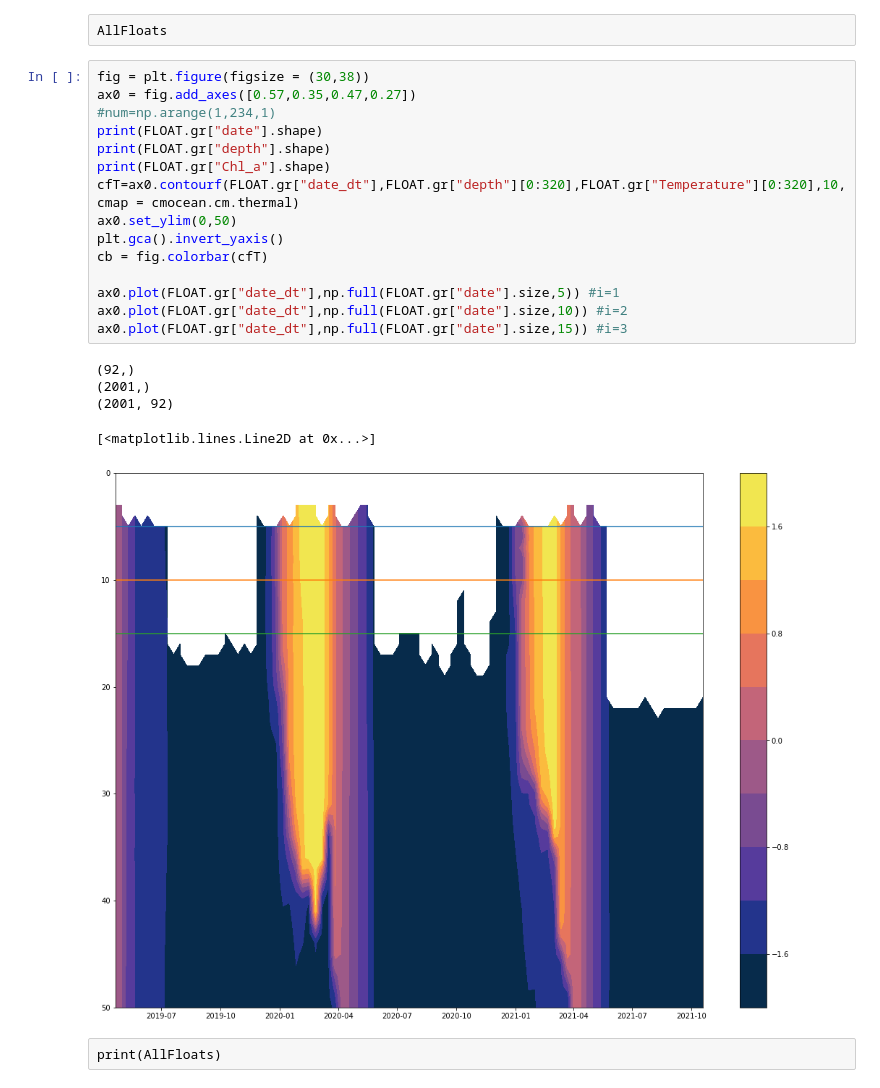
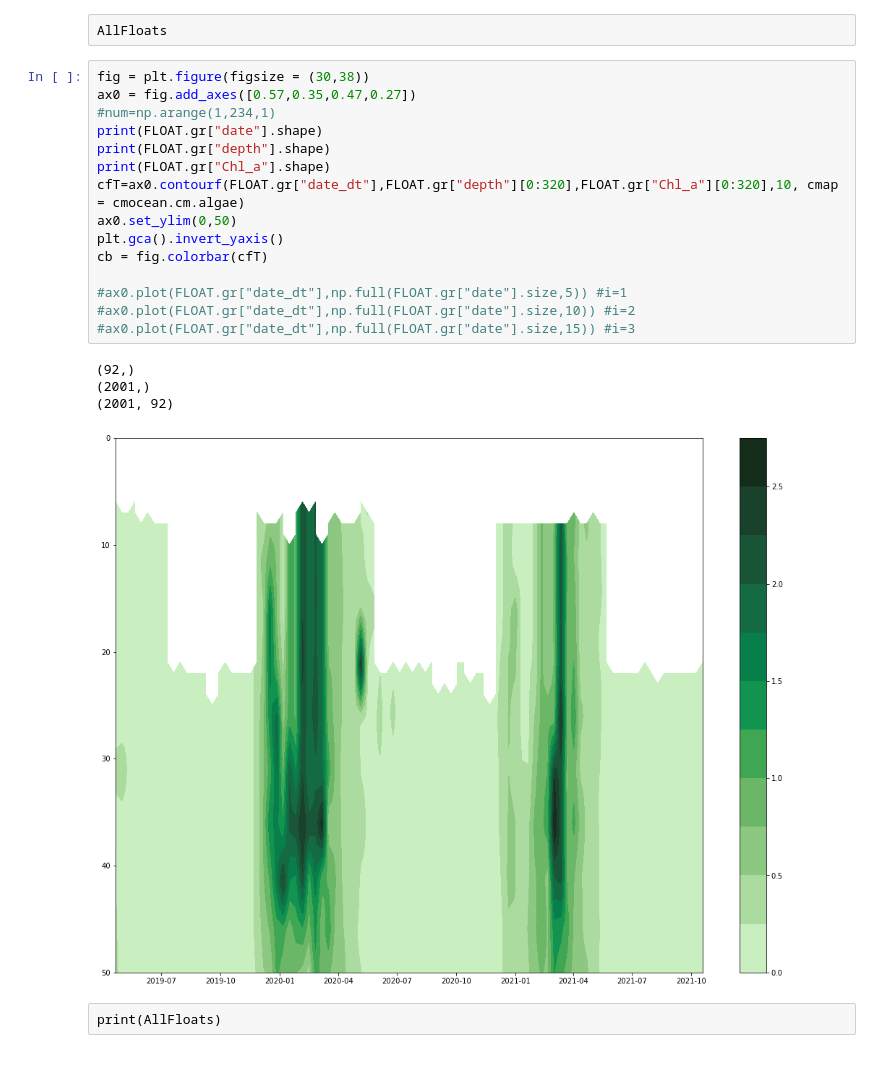
Before and after one commit to ClaraCDouglas/net_community_production, a Jupyter notebook: notebooks/Satellite_float_Matchup.ipynb, the cells around one changed output. Saved outputs shown, nothing was run; the diff lists cells and outputs as text.

```diff
--- a/notebooks/Satellite_float_Matchup.ipynb
+++ b/notebooks/Satellite_float_Matchup.ipynb
@@ -419,24 +420,23 @@ AllFloats
 # %%
 fig = plt.figure(figsize = (30,38))
 ax0 = fig.add_axes([0.57,0.35,0.47,0.27])
 #num=np.arange(1,234,1)
 print(FLOAT.gr["date"].shape)
 print(FLOAT.gr["depth"].shape)
 print(FLOAT.gr["Chl_a"].shape)
-cfT=ax0.contourf(FLOAT.gr["date_dt"],FLOAT.gr["depth"][0:320],FLOAT.gr["Temperature"][0:320],10, cmap = cmocean.cm.thermal)
+cfT=ax0.contourf(FLOAT.gr["date_dt"],FLOAT.gr["depth"][0:320],FLOAT.gr["Chl_a"][0:320],10, cmap = cmocean.cm.algae)
 ax0.set_ylim(0,50)
 plt.gca().invert_yaxis()
 cb = fig.colorbar(cfT)
 
-ax0.plot(FLOAT.gr["date_dt"],np.full(FLOAT.gr["date"].size,5)) #i=1
-ax0.plot(FLOAT.gr["date_dt"],np.full(FLOAT.gr["date"].size,10)) #i=2
-ax0.plot(FLOAT.gr["date_dt"],np.full(FLOAT.gr["date"].size,15)) #i=3
+#ax0.plot(FLOAT.gr["date_dt"],np.full(FLOAT.gr["date"].size,5)) #i=1
+#ax0.plot(FLOAT.gr["date_dt"],np.full(FLOAT.gr["date"].size,10)) #i=2
+#ax0.plot(FLOAT.gr["date_dt"],np.full(FLOAT.gr["date"].size,15)) #i=3
 # %% [output]
 (92,)
 (2001,)
 (2001, 92)
-[<matplotlib.lines.Line2D at 0x...>]
-[figure, old version]
+[figure, new version]
 # %% [raw]
 print(AllFloats)
 # %%
```
Also changed, not shown: parts of 28 cells of this notebook, 18 other files.
